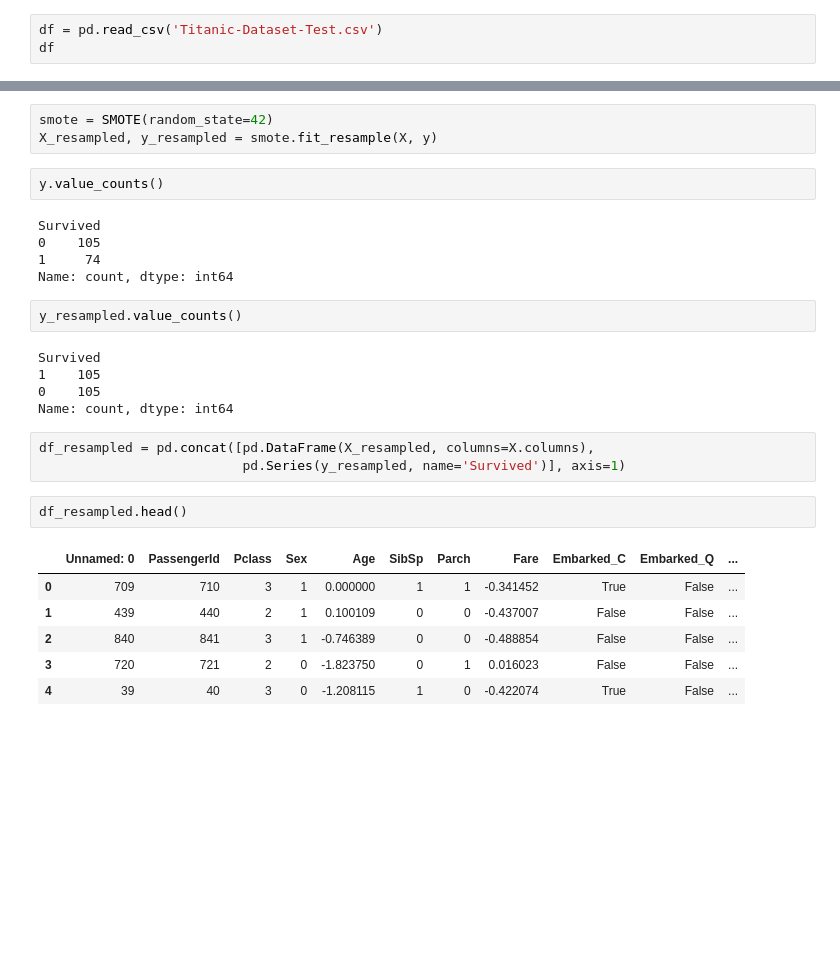
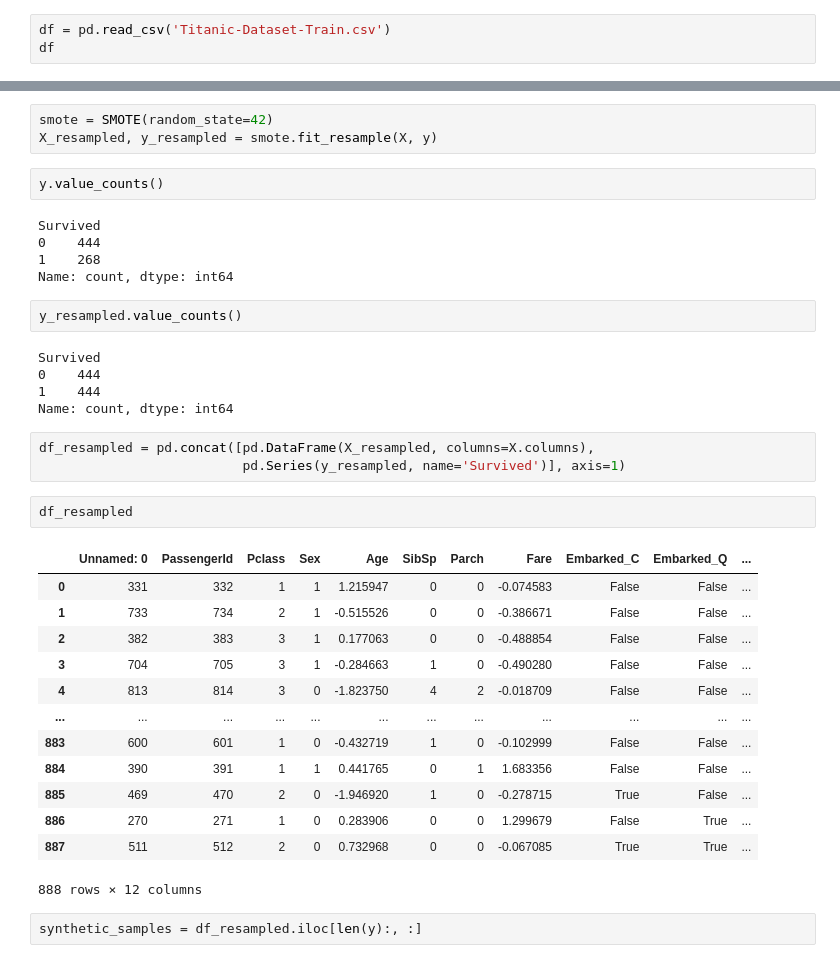
Before and after one commit to BarnalaManognaram/MachineLearning, a Jupyter notebook: ML2(Imbalance).ipynb, the cells around one changed output, grey strips where cells are left out. Cells and saved outputs as stored; diff of their text form; blank space fills up the shorter version.

```diff
--- a/ML2(Imbalance).ipynb
+++ b/ML2(Imbalance).ipynb
@@ -139,6 +139,6 @@ Survived
 Name: count, dtype: int64
 # %%
-df = pd.read_csv('Titanic-Dataset-Test.csv')
+df = pd.read_csv('Titanic-Dataset-Train.csv')
 df
 # %% [output]
 |  | Unnamed: 0 | PassengerId | Survived | Pclass | Sex | Age | SibSp | Parch | Fare | Embarked_C | ... |
@@ -193,25 +193,34 @@ X_resampled, y_resampled = smote.fit_resample(X, y)
 y.value_counts()
 # %% [output]
 Survived
-0    105
-1     74
+0    444
+1    268
 Name: count, dtype: int64
 # %%
 y_resampled.value_counts()
 # %% [output]
 Survived
-1    105
-0    105
+0    444
+1    444
 Name: count, dtype: int64
 # %%
 df_resampled = pd.concat([pd.DataFrame(X_resampled, columns=X.columns),
                           pd.Series(y_resampled, name='Survived')], axis=1)
 # %%
-df_resampled.head()
+df_resampled
 # %% [output]
 |  | Unnamed: 0 | PassengerId | Pclass | Sex | Age | SibSp | Parch | Fare | Embarked_C | Embarked_Q | ... |
-| 0 | 709 | 710 | 3 | 1 | 0.000000 | 1 | 1 | -0.341452 | True | False | ... |
-| 1 | 439 | 440 | 2 | 1 | 0.100109 | 0 | 0 | -0.437007 | False | False | ... |
-| 2 | 840 | 841 | 3 | 1 | -0.746389 | 0 | 0 | -0.488854 | False | False | ... |
-| 3 | 720 | 721 | 2 | 0 | -1.823750 | 0 | 1 | 0.016023 | False | False | ... |
-| 4 | 39 | 40 | 3 | 0 | -1.208115 | 1 | 0 | -0.422074 | True | False | ... |
+| 0 | 331 | 332 | 1 | 1 | 1.215947 | 0 | 0 | -0.074583 | False | False | ... |
+| 1 | 733 | 734 | 2 | 1 | -0.515526 | 0 | 0 | -0.386671 | False | False | ... |
+| 2 | 382 | 383 | 3 | 1 | 0.177063 | 0 | 0 | -0.488854 | False | False | ... |
+| 3 | 704 | 705 | 3 | 1 | -0.284663 | 1 | 0 | -0.490280 | False | False | ... |
+| 4 | 813 | 814 | 3 | 0 | -1.823750 | 4 | 2 | -0.018709 | False | False | ... |
+| ... | ... | ... | ... | ... | ... | ... | ... | ... | ... | ... | ... |
+| 883 | 600 | 601 | 1 | 0 | -0.432719 | 1 | 0 | -0.102999 | False | False | ... |
+| 884 | 390 | 391 | 1 | 1 | 0.441765 | 0 | 1 | 1.683356 | False | False | ... |
+| 885 | 469 | 470 | 2 | 0 | -1.946920 | 1 | 0 | -0.278715 | True | False | ... |
+| 886 | 270 | 271 | 1 | 0 | 0.283906 | 0 | 0 | 1.299679 | False | True | ... |
+| 887 | 511 | 512 | 2 | 0 | 0.732968 | 0 | 0 | -0.067085 | True | True | ... |
+888 rows × 12 columns
+# %%
+synthetic_samples = df_resampled.iloc[len(y):, :]
```
Also changed, not shown: parts of 13 cells of this notebook, 2 other files.
